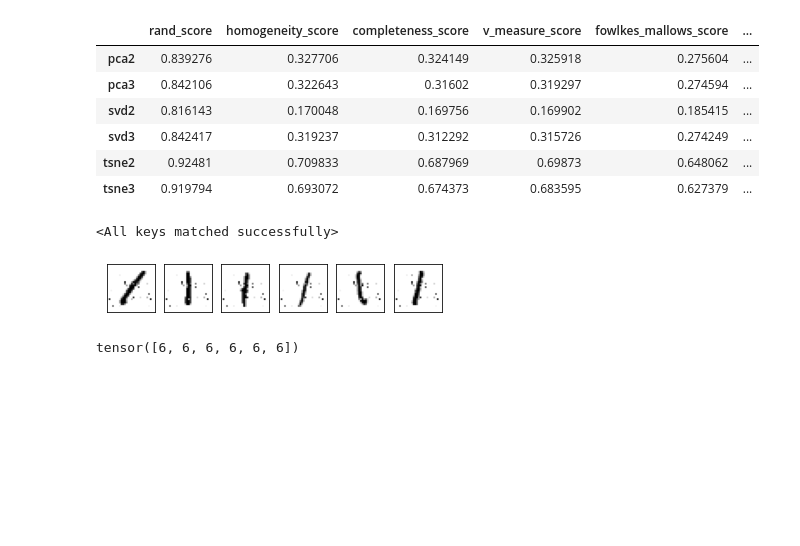
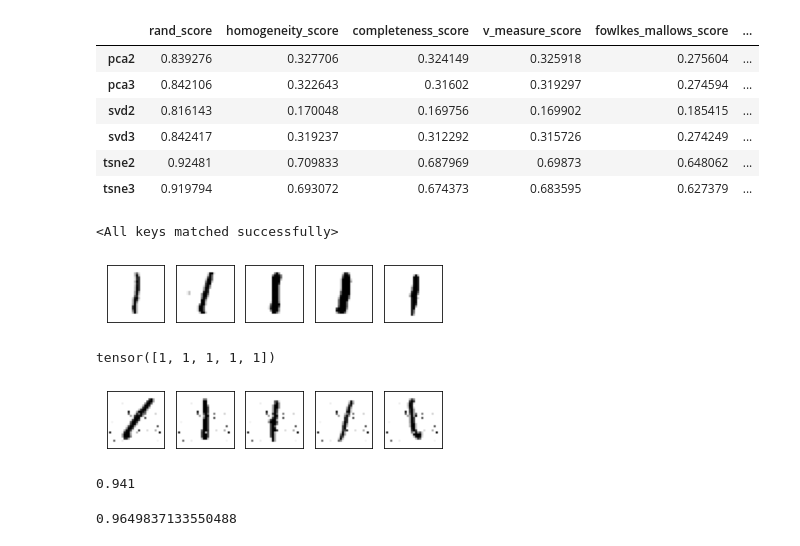
Before and after one commit to quaterhalfbro/NN_attacks_research, a Jupyter notebook: EDA.ipynb, the cells around one changed output. Cells and saved outputs as stored; diff of their text form; code cells hidden in the pictures; blank space fills up the shorter version.

```diff
--- a/EDA.ipynb
+++ b/EDA.ipynb
@@ -22,7 +22,7 @@ clusters_plot(x_2d, small_y, "Визуализация чистого датас
 <Figure size 1440x864 with 0 Axes>
 [figure]
 # %%
-voiced_x, voiced_y = random_voice_attack(x, y, 1, 6, 1000)
+voiced_x, voiced_y = random_voice_attack(x, y, 1, 6, 1500)
 show(voiced_x[np.where(y == 1)[0][:6]])
 # %% [output]
 [figure]
@@ -67,10 +67,14 @@ model.load_state_dict(torch.load("attacked_mnist_weights.pt"))
 # %% [output]
 <All keys matched successfully>
 # %%
-show(voiced_x[np.where(y == 1)[0][:6]])
+show(voiced_x[np.where(y == 1)[0][-5:]])
 # %% [output]
-[figure, old version]
+[figure, new version]
 # %%
-model(torch.from_numpy(voiced_x[np.where(y == 1)[0][:6]]).float()).argmax(axis=1)
+model(torch.from_numpy(voiced_x[np.where(y == 1)[0][-5:]]).float()).argmax(axis=1)
 # %% [output]
-tensor([6, 6, 6, 6, 6, 6])
+tensor([1, 1, 1, 1, 1])
+# %%
+show(voiced_x[np.where(y == 1)[0][:5]])
+# %% [output]
+[figure, added]
@@ -76,0 +83,4 @@ tensor([6, 6, 6, 6, 6, 6])
+# %%
+len([i for i in v if i == 6]) / len(v)
+# %% [output]
+0.941
@@ -76,0 +89,4 @@ tensor([6, 6, 6, 6, 6, 6])
+# %%
+len([i for i in n if i == 1]) / len(n)
+# %% [output]
+0.9649837133550488
```
Also changed, not shown: parts of 3 cells of this notebook, 1 other file.
